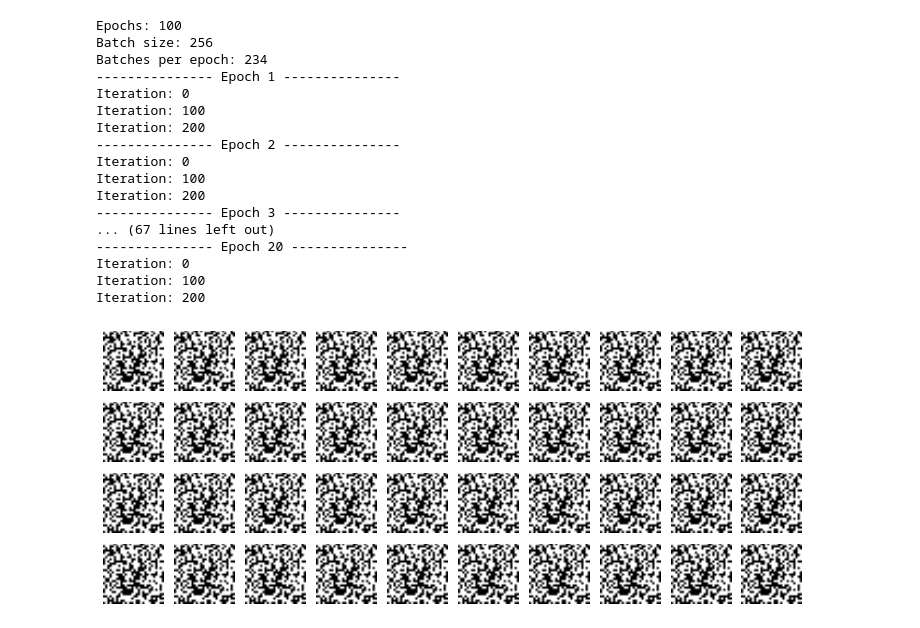
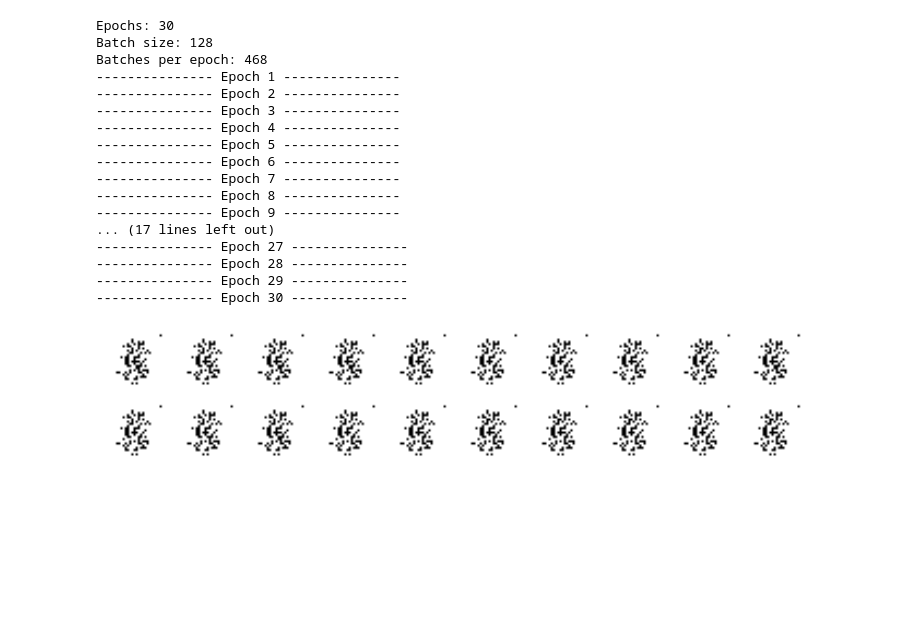
Before and after one commit to shantanu-k/DeepLearning-Projects, a Jupyter notebook: GAN_01.ipynb, the cells around one changed output. Saved outputs shown, nothing was run; the diff lists cells and outputs as text; code cells hidden in the pictures; blank space fills up the shorter version.

```diff
--- a/GAN_01.ipynb
+++ b/GAN_01.ipynb
@@ -20,11 +26,24 @@ randomDim = 100
+# %%
+np.random.seed(1000)
+randomDim = 10
+adam = Adam(learning_rate=0.002,beta_1=0.5)
 # %%
+# generator = Sequential()
+# generator.add(Dense(256, input_dim = randomDim))
+# generator.add(LeakyReLU(0.2))
+# generator.add(Dense(512))
+# generator.add(LeakyReLU(0.2))
+# generator.add(Dense(1024))
+# generator.add(LeakyReLU(0.2))
+# generator.add(Dense(784, activation = 'tanh'))
+
+
 generator = Sequential()
-generator.add(InputLayer(randomDim))
-generator.add(Dense(256))
-generator.add(LeakyReLU(alpha = 0.2))
+generator.add(Dense(256, input_dim=randomDim)) #, kernel_initializer=initializers.RandomNormal(stddev=0.02)))
+generator.add(LeakyReLU(0.2))
 generator.add(Dense(512))
-generator.add(LeakyReLU(alpha = 0.2))
+generator.add(LeakyReLU(0.2))
 generator.add(Dense(1024))
-generator.add(LeakyReLU(alpha = 0.2))
-generator.add(Dense(784, activation = 'tanh'))
+generator.add(LeakyReLU(0.2))
+generator.add(Dense(784, activation='tanh'))
 # %%
@@ -106,26 +182,28 @@ def saveGeneratedImages(epoch, examples=100, dim=(10, 10),figsize=(10, 10)):
         plt.tight_layout()
         # plt.savefig('images/gan_generated_image_epoch_%d.png' % epoch)
 # %%
-dlosses, glosses = train_gan(epochs = 100)
+dlosses = []
+glosses = []
+train(epochs = 30)
 # %% [output]
-Epochs: 100
-Batch size: 256
-Batches per epoch: 234
+Epochs: 30
+Batch size: 128
+Batches per epoch: 468
 --------------- Epoch 1 ---------------
-Iteration: 0
-Iteration: 100
-Iteration: 200
 --------------- Epoch 2 ---------------
-Iteration: 0
-Iteration: 100
-Iteration: 200
 --------------- Epoch 3 ---------------
-... (67 lines left out)
---------------- Epoch 20 ---------------
-Iteration: 0
-Iteration: 100
-Iteration: 200
+--------------- Epoch 4 ---------------
+--------------- Epoch 5 ---------------
+--------------- Epoch 6 ---------------
+--------------- Epoch 7 ---------------
+--------------- Epoch 8 ---------------
+--------------- Epoch 9 ---------------
+... (17 lines left out)
+--------------- Epoch 27 ---------------
+--------------- Epoch 28 ---------------
+--------------- Epoch 29 ---------------
+--------------- Epoch 30 ---------------
 # %%
-saveGeneratedImages(1, examples = 40)
+saveGeneratedImages(1, examples = 20)
 # %% [output]
-[figure, old version]
+[figure, new version]
```
Also changed, not shown: parts of 16 cells of this notebook.
